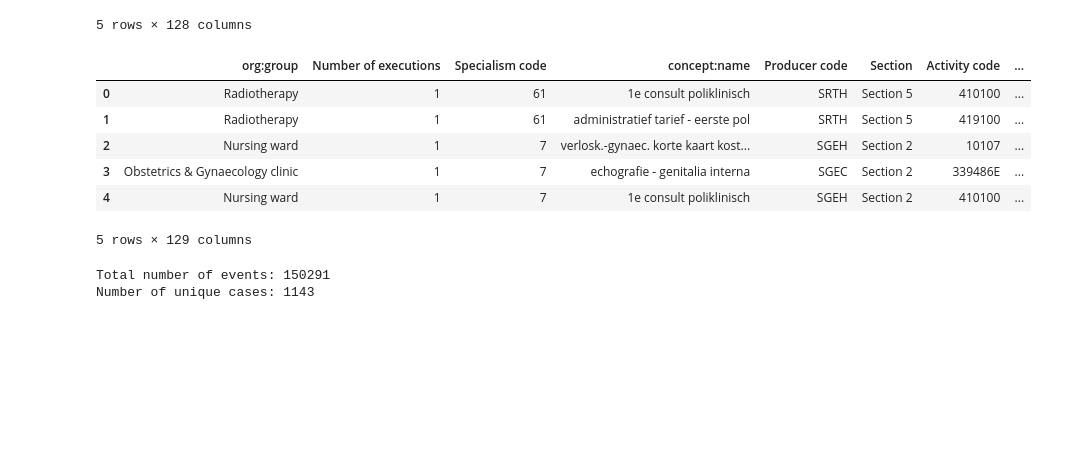
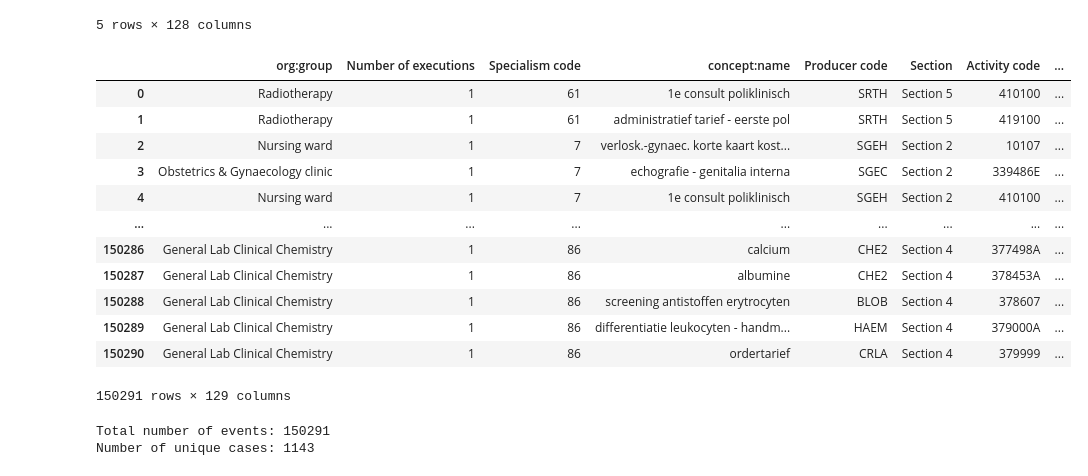
Before and after one commit to SauleZ/Thesis-2025, a Jupyter notebook: hospital_logs.ipynb, the cells around one changed output. Drawn from its saved outputs; the diff is of its cells as text; code cells hidden in the pictures; blank space fills up the shorter version.

```diff
--- a/hospital_logs.ipynb
+++ b/hospital_logs.ipynb
@@ -90,16 +115,32 @@ df.head()
 | 4 | Nursing ward | 1 | 7 | 1e consult poliklinisch | SGEH | Section 2 | 410100 | ... |
 5 rows × 128 columns
 # %%
-df["timestamp"] = pd.to_datetime(df["time:timestamp"])
-df.head()
+# The list of all columns
+cols = df.columns
+
+# 1. Transforming to time:timestamp
+if "time:timestamp" in cols:
+    df["timestamp"] = pd.to_datetime(df["time:timestamp"], errors="coerce")
+
+# 2. Transform all Start/End date columns (including case:Start date, case:End date, case:Start date:1 ... etc.)
+for col in cols:
+    if ("case:Start date" in col or "case:End date" in col) and df[col].dtype == object:
+        df[col] = pd.to_datetime(df[col], errors="coerce")
+df
 # %% [output]
 |  | org:group | Number of executions | Specialism code | concept:name | Producer code | Section | Activity code | ... |
 | 0 | Radiotherapy | 1 | 61 | 1e consult poliklinisch | SRTH | Section 5 | 410100 | ... |
 | 1 | Radiotherapy | 1 | 61 | administratief tarief - eerste pol | SRTH | Section 5 | 419100 | ... |
 | 2 | Nursing ward | 1 | 7 | verlosk.-gynaec. korte kaart kost... | SGEH | Section 2 | 10107 | ... |
 | 3 | Obstetrics & Gynaecology clinic | 1 | 7 | echografie - genitalia interna | SGEC | Section 2 | 339486E | ... |
 | 4 | Nursing ward | 1 | 7 | 1e consult poliklinisch | SGEH | Section 2 | 410100 | ... |
+| ... | ... | ... | ... | ... | ... | ... | ... | ... |
+| 150286 | General Lab Clinical Chemistry | 1 | 86 | calcium | CHE2 | Section 4 | 377498A | ... |
+| 150287 | General Lab Clinical Chemistry | 1 | 86 | albumine | CHE2 | Section 4 | 378453A | ... |
+| 150288 | General Lab Clinical Chemistry | 1 | 86 | screening antistoffen erytrocyten | BLOB | Section 4 | 378607 | ... |
+| 150289 | General Lab Clinical Chemistry | 1 | 86 | differentiatie leukocyten - handm... | HAEM | Section 4 | 379000A | ... |
+| 150290 | General Lab Clinical Chemistry | 1 | 86 | ordertarief | CRLA | Section 4 | 379999 | ... |
-5 rows × 129 columns
+150291 rows × 129 columns
 # %%
 # Basic information about dataset
 print(f"Total number of events: {len(df)}")
```
Also changed, not shown: parts of 85 cells of this notebook, 42 other files.
